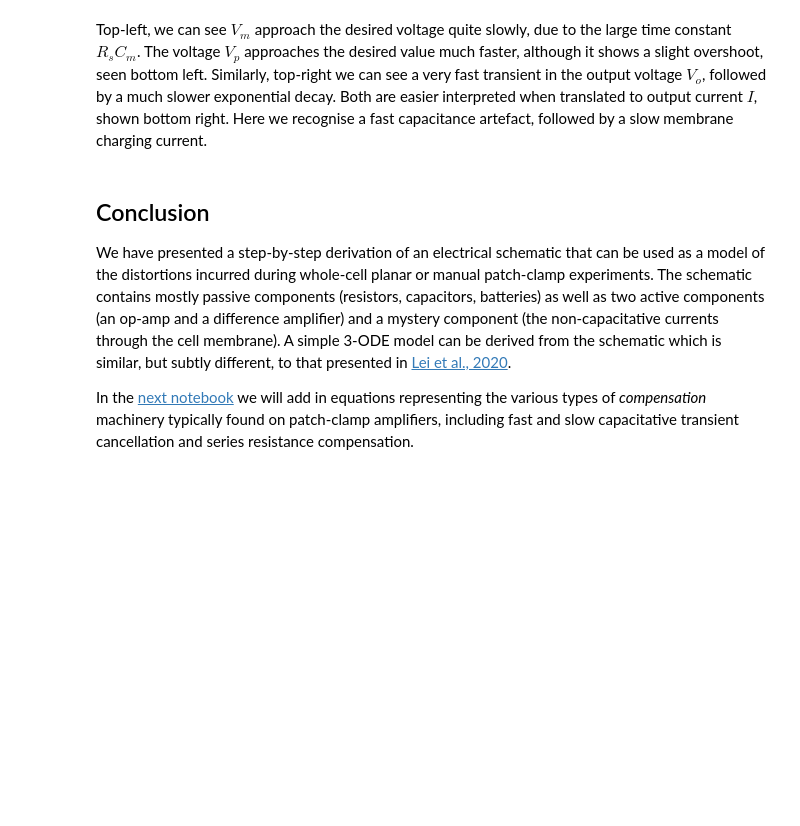
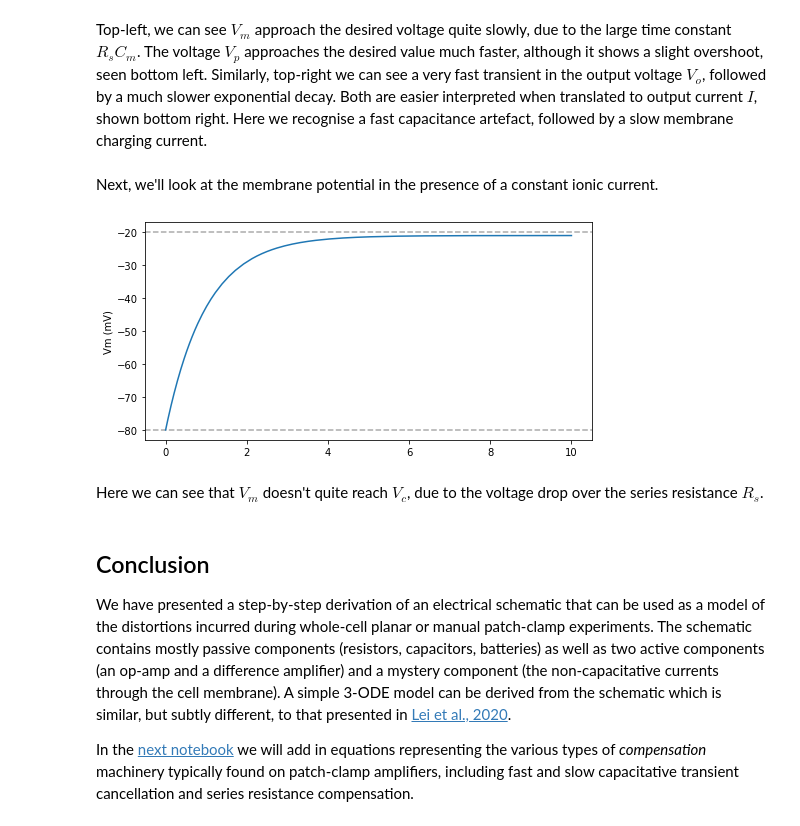
Before and after one commit to CardiacModelling/fitting-notebooks, a Jupyter notebook: artefacts/artefacts-1-modelling-patch-clamp.ipynb, the cells around one changed output. Drawn from its saved outputs; the diff is of its cells as text; code cells hidden in the pictures; blank space fills up the shorter version.

Commit message:
Added series resistance

```diff
--- a/artefacts/artefacts-1-modelling-patch-clamp.ipynb
+++ b/artefacts/artefacts-1-modelling-patch-clamp.ipynb
@@ -394,6 +393,27 @@ The voltage $V_p$ approaches the desired value much faster, although it shows a
 Similarly, top-right we can see a very fast transient in the output voltage $V_o$, followed by a much slower exponential decay.
 Both are easier interpreted when translated to output current $I$, shown bottom right.
 Here we recognise a fast capacitance artefact, followed by a slow membrane charging current.
+# %% [markdown]
+Next, we'll look at the membrane potential in the presence of a constant ionic current.
+# %%
+s.reset()
+s.set_constant('cell.I', 100)
+d = s.run(10)
+# %%
+fig = plt.figure(figsize=(8, 4))
+
+ax = fig.add_subplot()
+ax.set_ylabel('Vm (mV)')
+kw = dict(color='#aaa', ls='--')
+ax.axhline(m.get('cell.Vm').initial_value().eval(), label='Vm(t=0)', **kw)
+ax.axhline(m.get('amp.Vc').eval(), label='Vc', **kw)
+ax.plot(d.time(), d['cell.Vm'])
+
+plt.show()
+# %% [output]
+[figure, added]
+# %% [markdown]
+Here we can see that $V_m$ doesn't quite reach $V_c$, due to the voltage drop over the series resistance $R_s$.
 # %% [markdown]
 ## Conclusion
 
```
Also changed, not shown: parts of 3 cells of this notebook, 8 other files.
